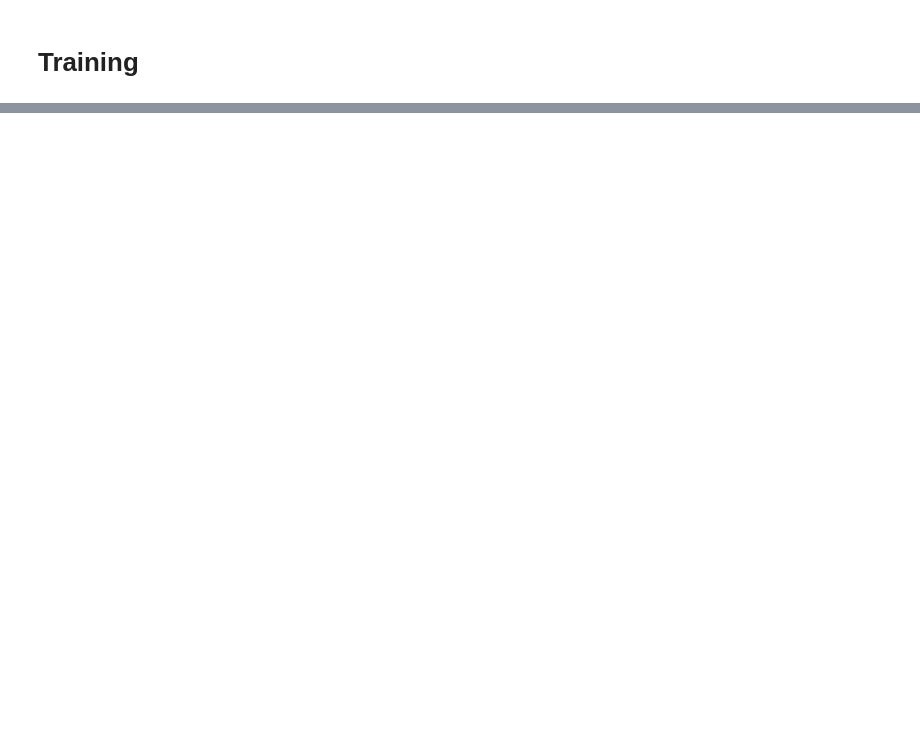
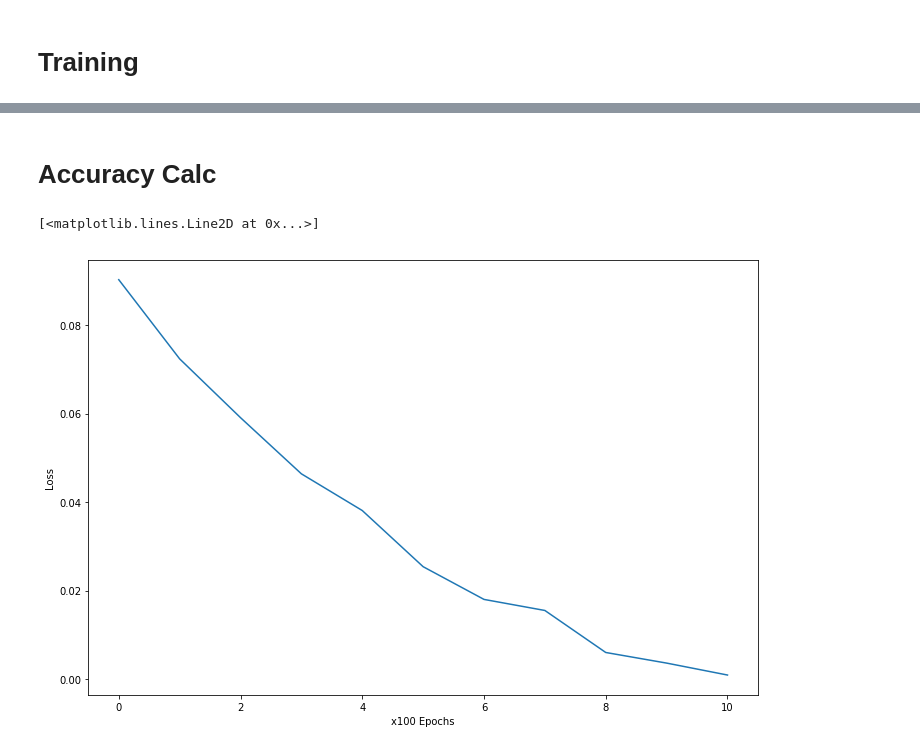
Before and after one commit to rahmanabir/BanglaNLP, a Jupyter notebook: kothadekha_network_seqCNN+BiLSTM_43.ipynb, the cells around one changed output, grey strips where cells are left out. Cells and saved outputs as stored; diff of their text form; code cells hidden in the pictures; blank space fills up the shorter version.

```diff
--- a/kothadekha_network_seqCNN+BiLSTM_43.ipynb
+++ b/kothadekha_network_seqCNN+BiLSTM_43.ipynb
@@ -243,0 +342,16 @@ for epoch in range(num_epochs):
+# %% [markdown]
+# Accuracy Calc
+# %%
+lst = [0.0903, 0.0724, 0.0591, 0.0464, 0.0381, 0.0254, 0.0180, 0.0155,0.0060,0.0036,0.0009]
+
+
+plt.figure(figsize=[12,8])
+
+
+plt.ylabel('Loss')
+plt.xlabel('x100 Epochs')
+
+plt.plot(lst)
+# %% [output]
+[<matplotlib.lines.Line2D at 0x...>]
+[figure, added]
```
Also changed, not shown: parts of 16 cells of this notebook, 1 other file.
